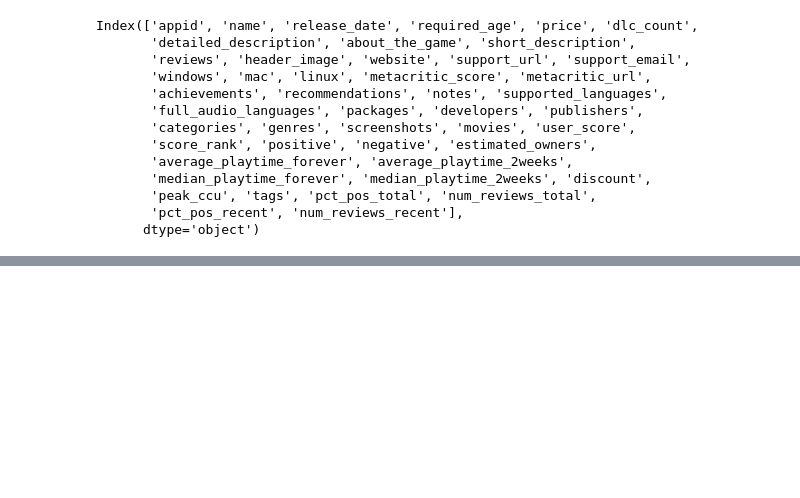
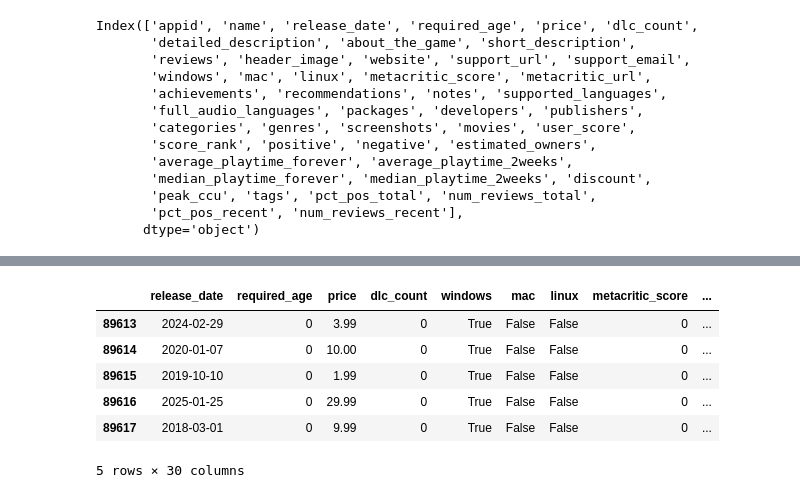
Before and after one commit to NoorUlAinAfaq/ML-NLP-GenAI, a Jupyter notebook: ML-Project.ipynb, the cells around one changed output, grey strips where cells are left out. Drawn from its saved outputs; the diff is of its cells as text; code cells hidden in the pictures; blank space fills up the shorter version.

```diff
--- a/ML-Project.ipynb
+++ b/ML-Project.ipynb
@@ -35,0 +47,2 @@ Index(['appid', 'name', 'release_date', 'required_age', 'price', 'dlc_count',
+# %%
+df = df.drop_duplicates(subset=['name', 'release_date'])
@@ -238,0 +73,7 @@ final_df.head()
+# %%
+columns_to_drop = [
+    'appid', 'header_image', 'website', 'support_url', 'support_email',
+    'notes', 'packages', 'screenshots', 'movies', 'metacritic_url'
+]
+
+df = df.drop(columns=columns_to_drop)
@@ -238,0 +95,9 @@ final_df.head()
+# %%
+columns_to_drop = [
+    'name', 'detailed_description', 'about_the_game', 'short_description',
+    'reviews', 'full_audio_languages', 'score_rank'
+]
+# %%
+
+df = df.drop(columns=columns_to_drop)
+print(df.columns)
@@ -238,0 +114,10 @@ final_df.head()
+# %%
+df.tail(5)
+# %% [output]
+|  | release_date | required_age | price | dlc_count | windows | mac | linux | metacritic_score | ... |
+| 89613 | 2024-02-29 | 0 | 3.99 | 0 | True | False | False | 0 | ... |
+| 89614 | 2020-01-07 | 0 | 10.00 | 0 | True | False | False | 0 | ... |
+| 89615 | 2019-10-10 | 0 | 1.99 | 0 | True | False | False | 0 | ... |
+| 89616 | 2025-01-25 | 0 | 29.99 | 0 | True | False | False | 0 | ... |
+| 89617 | 2018-03-01 | 0 | 9.99 | 0 | True | False | False | 0 | ... |
+5 rows × 30 columns
```
Also changed, not shown: parts of 57 cells of this notebook.
